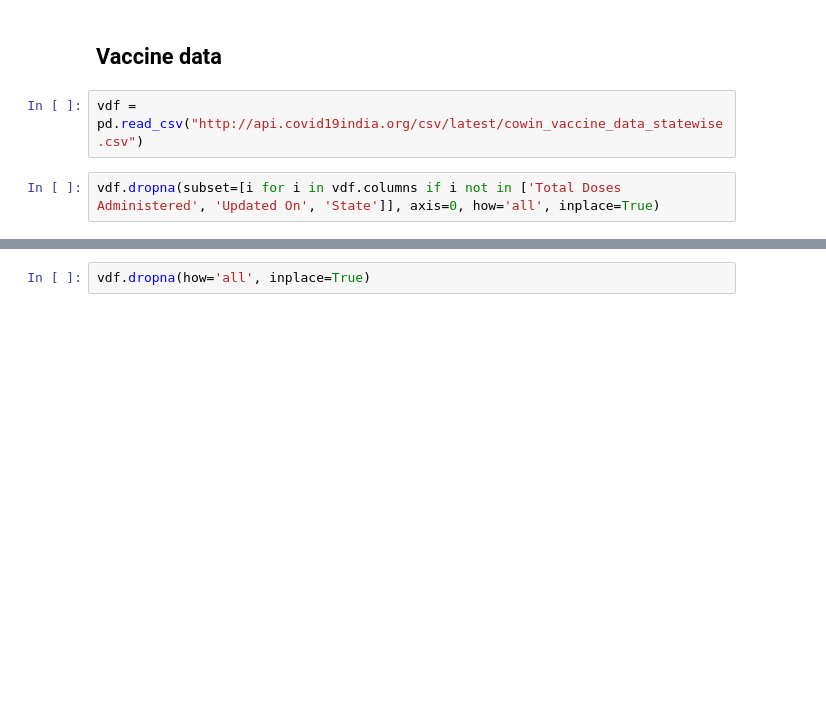
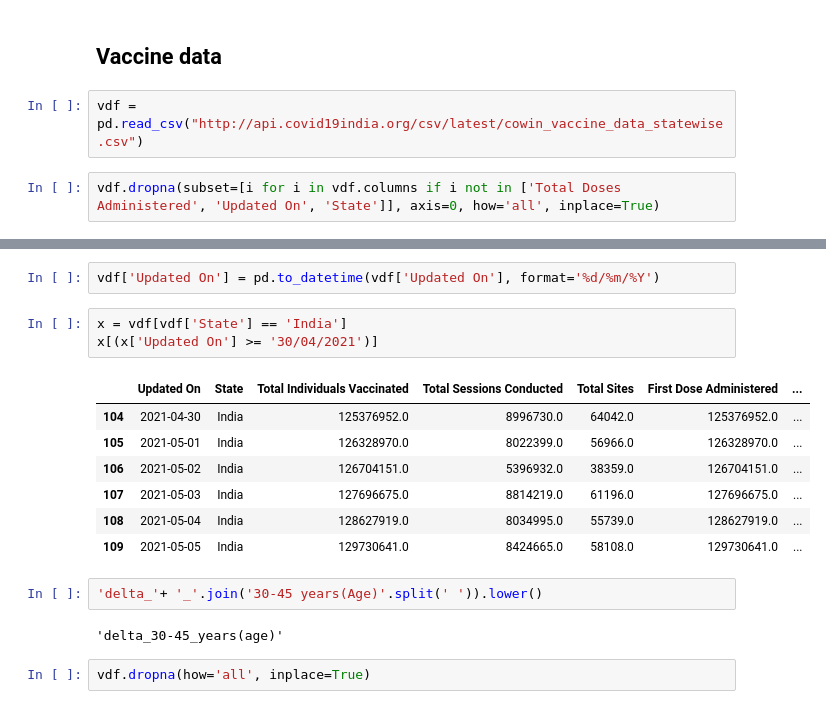
Before and after one commit to eeshsingh123/Covid19_Analysis, a Jupyter notebook: concepts/new_data_source_try/data_collection_and_cleaning.ipynb, the cells around one changed output, grey strips where cells are left out. Cells and saved outputs as stored; diff of their text form; blank space fills up the shorter version.

```diff
--- a/concepts/new_data_source_try/data_collection_and_cleaning.ipynb
+++ b/concepts/new_data_source_try/data_collection_and_cleaning.ipynb
@@ -206,2 +190,19 @@ vdf[vdf['State'] == 'Maharashtra']
+# %%
+vdf['Updated On'] = pd.to_datetime(vdf['Updated On'], format='%d/%m/%Y')
+# %%
+x = vdf[vdf['State'] == 'India']
+x[(x['Updated On'] >= '30/04/2021')]
+# %% [output]
+|  | Updated On | State | Total Individuals Vaccinated | Total Sessions Conducted | Total Sites | First Dose Administered | ... |
+| 104 | 2021-04-30 | India | 125376952.0 | 8996730.0 | 64042.0 | 125376952.0 | ... |
+| 105 | 2021-05-01 | India | 126328970.0 | 8022399.0 | 56966.0 | 126328970.0 | ... |
+| 106 | 2021-05-02 | India | 126704151.0 | 5396932.0 | 38359.0 | 126704151.0 | ... |
+| 107 | 2021-05-03 | India | 127696675.0 | 8814219.0 | 61196.0 | 127696675.0 | ... |
+| 108 | 2021-05-04 | India | 128627919.0 | 8034995.0 | 55739.0 | 128627919.0 | ... |
+| 109 | 2021-05-05 | India | 129730641.0 | 8424665.0 | 58108.0 | 129730641.0 | ... |
+# %%
+'delta_'+ '_'.join('30-45 years(Age)'.split(' ')).lower()
+# %% [output]
+'delta_30-45_years(age)'
 # %%
 vdf.dropna(how='all', inplace=True)
```
Also changed, not shown: parts of 2 cells of this notebook, 13 other files.
